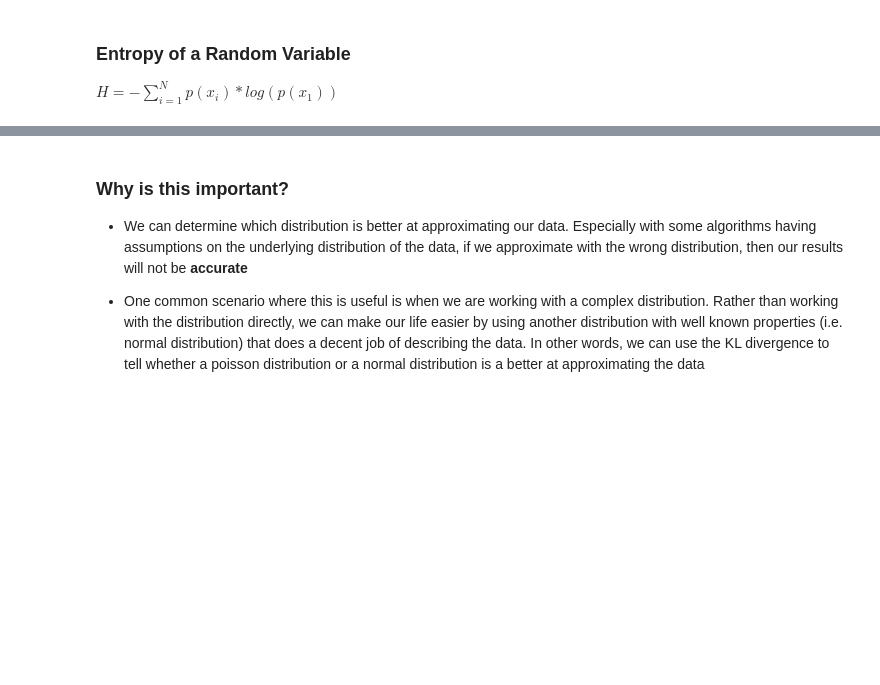
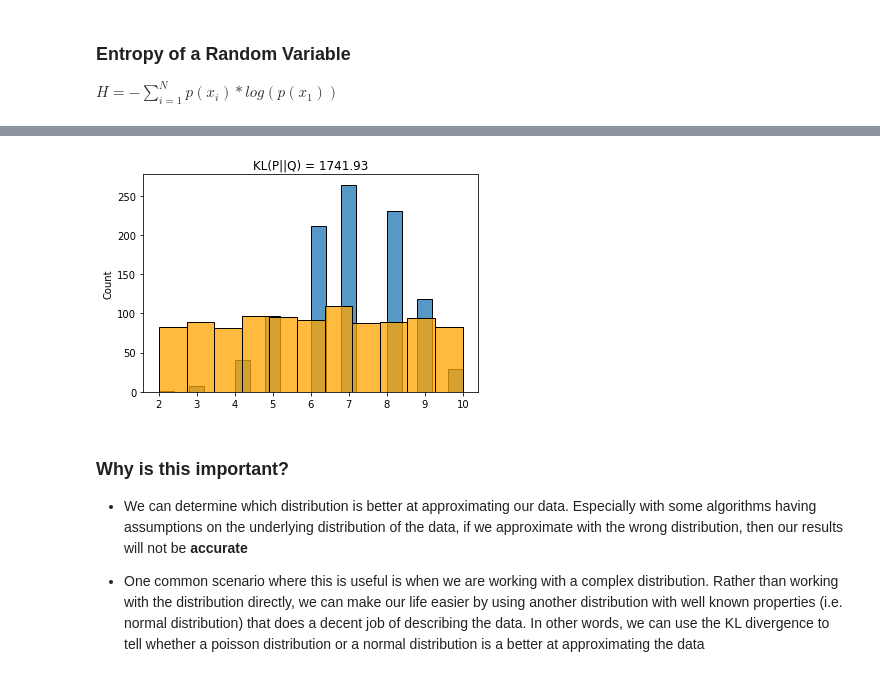
Before and after one commit to GStechschulte/autodidact, a Jupyter notebook: Probability/KL_Divergence.ipynb, the cells around one changed output, grey strips where cells are left out. Cells and saved outputs as stored; diff of their text form; code cells hidden in the pictures; blank space fills up the shorter version.

```diff
--- a/Probability/KL_Divergence.ipynb
+++ b/Probability/KL_Divergence.ipynb
@@ -86,3 +101,7 @@ cont_kl_div
+# %%
+disc_kl_div = kl_divergence(p=disc_p, q=disc_q, cont=False)
+# %% [output]
+[figure, added]
 # %% [markdown]
 ### Why is this important?
 
```
Also changed, not shown: parts of 9 cells of this notebook.
